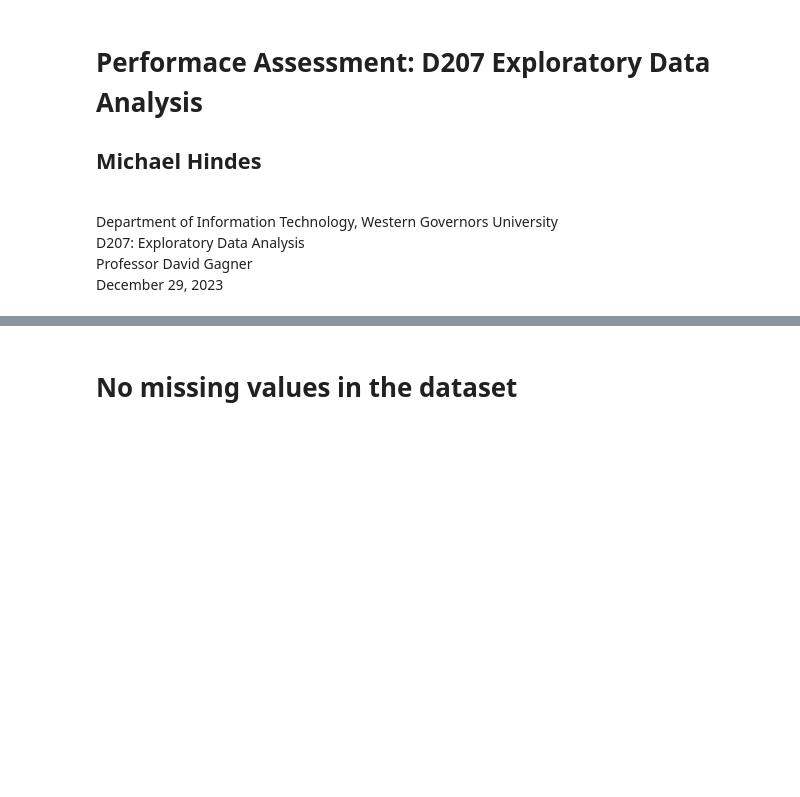
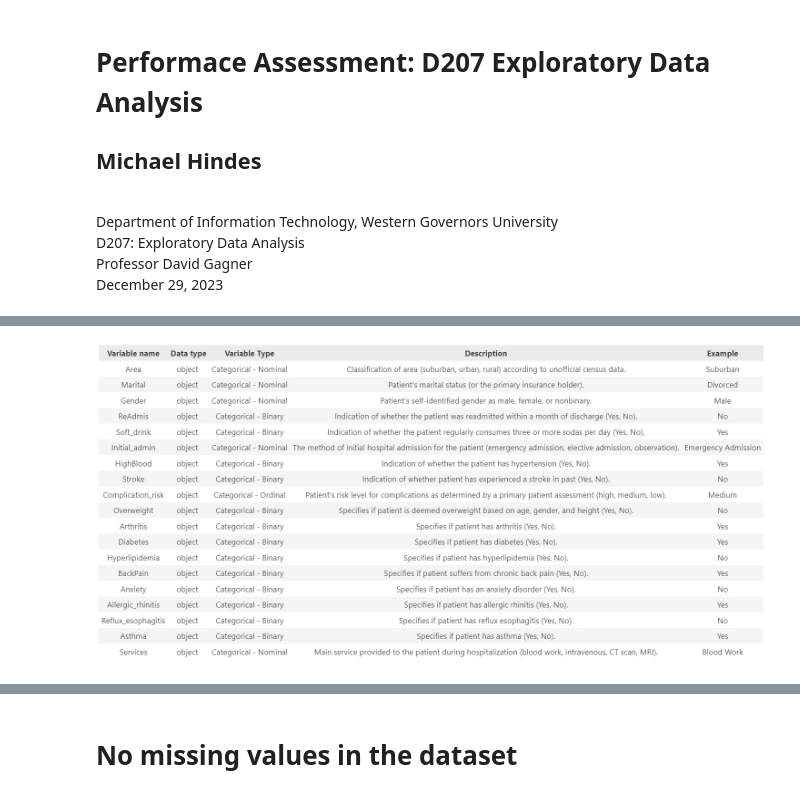
Before and after one commit to vertigoa/master, a Jupyter notebook: main.ipynb, the cells around one changed output, grey strips where cells are left out. Drawn from its saved outputs; the diff is of its cells as text; code cells hidden in the pictures; blank space fills up the shorter version.

```diff
--- a/main.ipynb
+++ b/main.ipynb
@@ -718,3 +722,8 @@ display(HTML(css + df.hide(axis='index').to_html()))
+# %%
+from IPython.display import Image
+Image(filename='variable_descriptions_d207.jpg')
+# %% [output]
+[figure, added]
 # %% [markdown]
 # Discussion of Chi-Square Test
 
```
Also changed, not shown: parts of 20 cells of this notebook, 3 other files.
